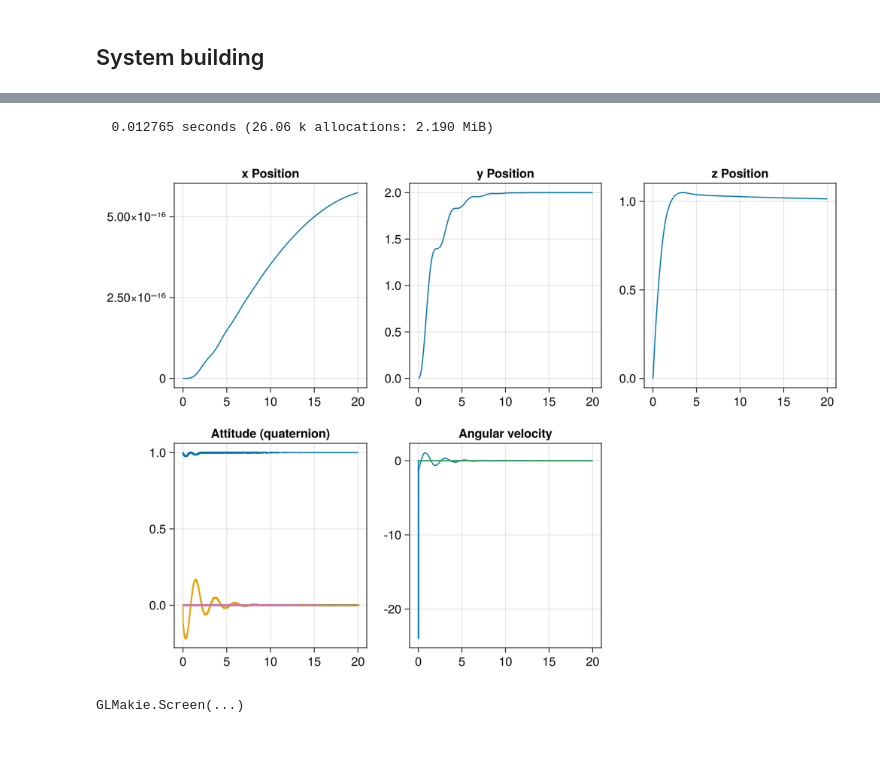
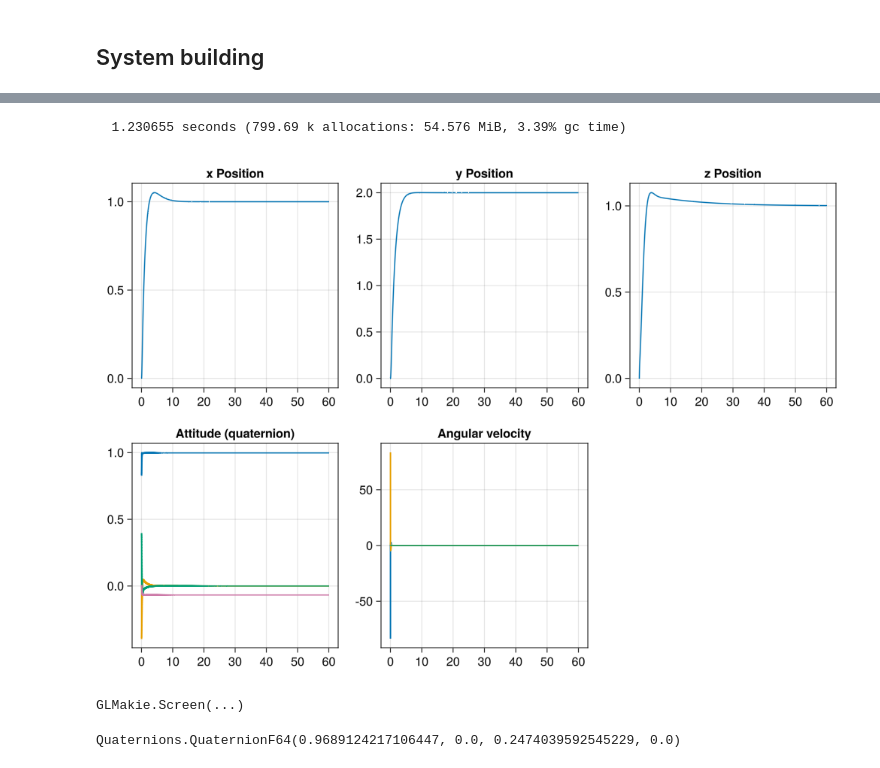
Before and after one commit to sarath-menon/robotics-tutorial-notebooks, a Jupyter notebook: dynamics/julia/demos/quad_3d/quad_3d_mtk.ipynb, the cells around one changed output, grey strips where cells are left out. Drawn from its saved outputs; the diff is of its cells as text; code cells hidden in the pictures.

Commit message:
pid controller works

```diff
--- a/dynamics/julia/demos/quad_3d/quad_3d_mtk.ipynb
+++ b/dynamics/julia/demos/quad_3d/quad_3d_mtk.ipynb
@@ -223,10 +216,10 @@ function digital_controller(int; params = callback_params)
     # control laws
 
     # x position controller
-    p_ref = -pid_controller(x_pos_pid; e=e_y, umin=-100, umax=100 ) / g
+    q_ref = pid_controller(x_pos_pid; e=e_x, umin=-100, umax=100 ) / g
 
     # y position controller
-    q_ref = - pid_controller(y_pos_pid; e=e_y, umin=-100, umax=100 ) / g
+    p_ref = -pid_controller(y_pos_pid; e=e_y, umin=-100, umax=100 ) / g
 
     # z position controller
     f_net = m*(g + pid_controller(z_pos_pid; e=e_z, umin=-100, umax=100 ))
@@ -243,13 +236,20 @@ function digital_controller(int; params = callback_params)
     τ_y = pid_controller(pitch_pid; e=e_q, umin=-25, umax=25 )
     τ_z = 0
 
-    τ_y= 0
+    # f_net = 9.81
+    # τ_x, τ_y= 0,0
 
     motor_thrusts = allocation_matrix * [f_net; τ_x; τ_y; τ_z]
 
     # set the control input
     c_index = 14
     int.u[c_index:c_index+3] .= motor_thrusts
+
+    R_IB = q1
+    f_net_I = R_IB*[0;0;f_net]
+
+    # @show R_IB.q
+    # @show f_net_I
 
     # @show e_x,e_y,e_z
     # # @show p, q
@@ -313,34 +306,46 @@ f_inertial = Num[((f(t))[1] + (f(t))[2] + (f(t))[3] + (f(t))[4])*(q(t))[3], -((f
 # %%
 # sim
-tspan = (0.0, 20.0)
+tspan = (0.0, 60.0)
 
 # controllers
 x_pos_pid =  PID(;kp=3.5, ki=0.00, kd=7, k_aw=0.0, Ts=0.01)
 y_pos_pid =  PID(;kp=3.5, ki=0.00, kd=7, k_aw=0.0, Ts=0.01)
 z_pos_pid =  PID(;kp=1.7, ki=0.1, kd=2.0, k_aw=0.0, Ts=0.01)
 
-roll_pid =  PID(;kp=0.005, ki=0.00, kd=0.007, k_aw=0.0, Ts=0.01)
-pitch_pid =  PID(;kp=0.005, ki=0.00, kd=0.007, k_aw=0.0, Ts=0.01)
+roll_pid =  PID(;kp=0.05, ki=0.00, kd=0.07, k_aw=0.0, Ts=0.01)
+pitch_pid =  PID(;kp=0.05, ki=0.00, kd=0.07, k_aw=0.0, Ts=0.01)
 
 control_callback = PeriodicCallback(digital_controller, 0.01, initial_affect=true);
 
 # initial conditions
 r₀ = [0.,0.,0.]
 ṙ₀ = [0.,0.,0.]
-q₀ = [1., 0.,0.,0.]
-ω₀ = [0.0,0.,0.]
+# q₀ = [1., 0.,0.,0.]
+q₀ = QuatRotation(RotZYX(0.0, 0.0, 0.0)) # (yaw, pitch, roll)
+ω₀ = [0.0,0.0,0.]
 
 # initial conditions
 X₀ = [collect(plant.rb.r.=> r₀);
     collect(plant.rb.ṙ.=> ṙ₀);
-    collect(plant.rb.q.=> q₀);
+    collect(plant.rb.q.=> [q₀.q.s, q₀.q.v1, q₀.q.v2, q₀.q.v3]);
     collect(plant.rb.ω.=> ω₀)]
 
 prob = ODEProblem(sys, X₀, tspan, callback=control_callback)
 @time sol = solve(prob, Tsit5(), abstol=1e-8, reltol=1e-8 , save_everystep = false);
 
 plot_position_attitude(sol)
 # %% [output]
-  0.012765 seconds (26.06 k allocations: 2.190 MiB)
+  1.230655 seconds (799.69 k allocations: 54.576 MiB, 3.39% gc time)
-[figure, old version]
+[figure, new version]
 GLMakie.Screen(...)
+# %%
+let
+
+f_net = 9.81
+R_IB = QuatRotation(RotZYX(0.0, 0.5, 0))
+
+R_IB*[0;0;f_net]
+R_IB.q
+end
+# %% [output]
+Quaternions.QuaternionF64(0.9689124217106447, 0.0, 0.2474039592545229, 0.0)
```
Also changed, not shown: parts of 3 cells of this notebook.
